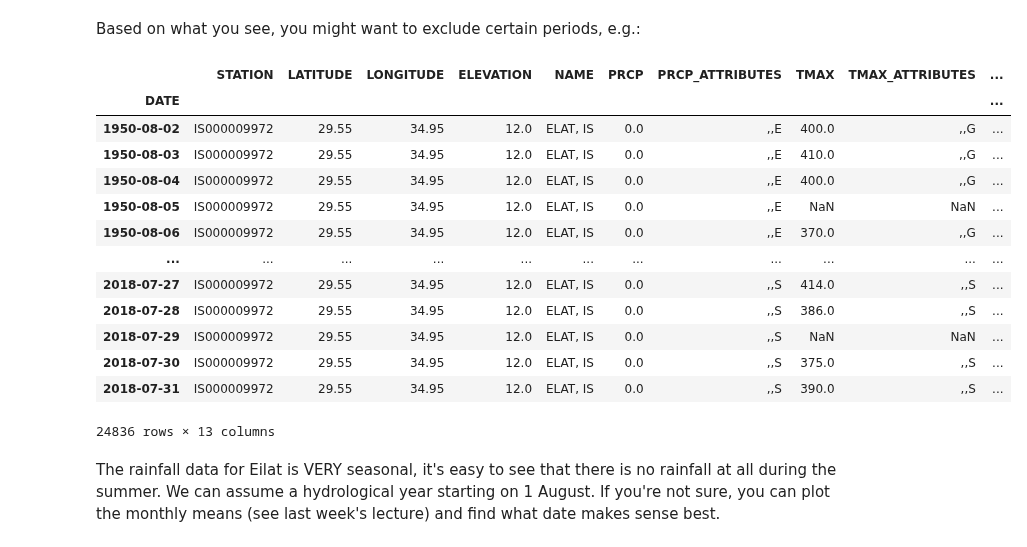
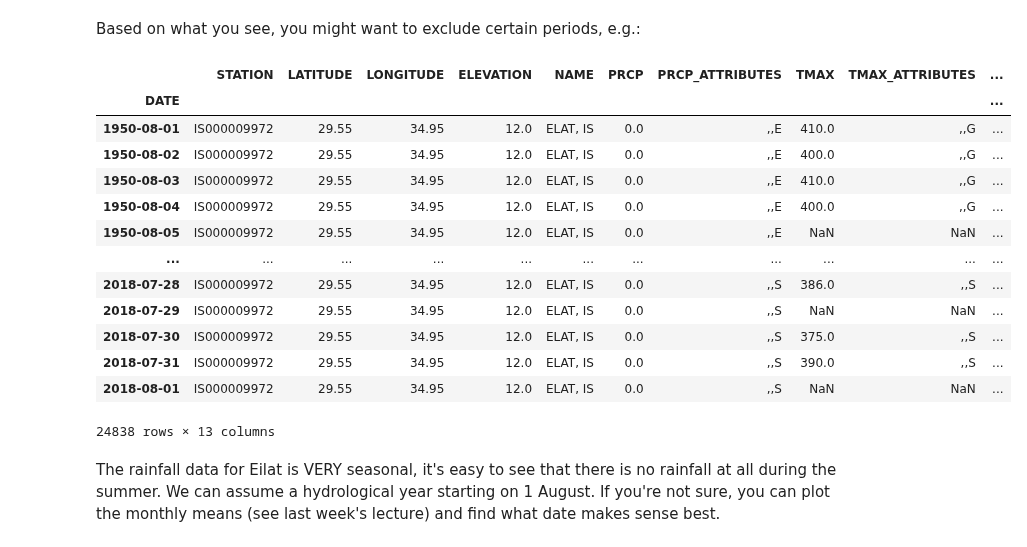
Before and after one commit to yairmau/surface-hydrology, a Jupyter notebook: precipitation/return-period-exercises.ipynb, the cells around one changed output. Cells and saved outputs as stored; diff of their text form; code cells hidden in the pictures.

```diff
--- a/precipitation/return-period-exercises.ipynb
+++ b/precipitation/return-period-exercises.ipynb
@@ -80,22 +84,22 @@ Based on what you see, you might want to exclude certain periods, e.g.:
 # %%
 last_date = '2018-08-01'
 first_date = '1950-08-01'
-df = df[((df.index < last_date) & (df.index > first_date))]
+df = df.loc[first_date:last_date]
 df
 # %% [output]
 |  | STATION | LATITUDE | LONGITUDE | ELEVATION | NAME | PRCP | PRCP_ATTRIBUTES | TMAX | TMAX_ATTRIBUTES | ... |
 | DATE |  |  |  |  |  |  |  |  |  | ... |
+| 1950-08-01 | IS000009972 | 29.55 | 34.95 | 12.0 | ELAT, IS | 0.0 | ,,E | 410.0 | ,,G | ... |
 | 1950-08-02 | IS000009972 | 29.55 | 34.95 | 12.0 | ELAT, IS | 0.0 | ,,E | 400.0 | ,,G | ... |
 | 1950-08-03 | IS000009972 | 29.55 | 34.95 | 12.0 | ELAT, IS | 0.0 | ,,E | 410.0 | ,,G | ... |
 | 1950-08-04 | IS000009972 | 29.55 | 34.95 | 12.0 | ELAT, IS | 0.0 | ,,E | 400.0 | ,,G | ... |
 | 1950-08-05 | IS000009972 | 29.55 | 34.95 | 12.0 | ELAT, IS | 0.0 | ,,E | NaN | NaN | ... |
-| 1950-08-06 | IS000009972 | 29.55 | 34.95 | 12.0 | ELAT, IS | 0.0 | ,,E | 370.0 | ,,G | ... |
 | ... | ... | ... | ... | ... | ... | ... | ... | ... | ... | ... |
-| 2018-07-27 | IS000009972 | 29.55 | 34.95 | 12.0 | ELAT, IS | 0.0 | ,,S | 414.0 | ,,S | ... |
 | 2018-07-28 | IS000009972 | 29.55 | 34.95 | 12.0 | ELAT, IS | 0.0 | ,,S | 386.0 | ,,S | ... |
 | 2018-07-29 | IS000009972 | 29.55 | 34.95 | 12.0 | ELAT, IS | 0.0 | ,,S | NaN | NaN | ... |
 | 2018-07-30 | IS000009972 | 29.55 | 34.95 | 12.0 | ELAT, IS | 0.0 | ,,S | 375.0 | ,,S | ... |
 | 2018-07-31 | IS000009972 | 29.55 | 34.95 | 12.0 | ELAT, IS | 0.0 | ,,S | 390.0 | ,,S | ... |
+| 2018-08-01 | IS000009972 | 29.55 | 34.95 | 12.0 | ELAT, IS | 0.0 | ,,S | NaN | NaN | ... |
-24836 rows × 13 columns
+24838 rows × 13 columns
 # %% [markdown]
 The rainfall data for Eilat is VERY seasonal, it's easy to see that there is no rainfall at all during the summer. We can assume a hydrological year starting on 1 August. If you're not sure, you can plot the monthly means (see last week's lecture) and find what date makes sense best.
```
Also changed, not shown: parts of 24 cells of this notebook, 31 other files.
